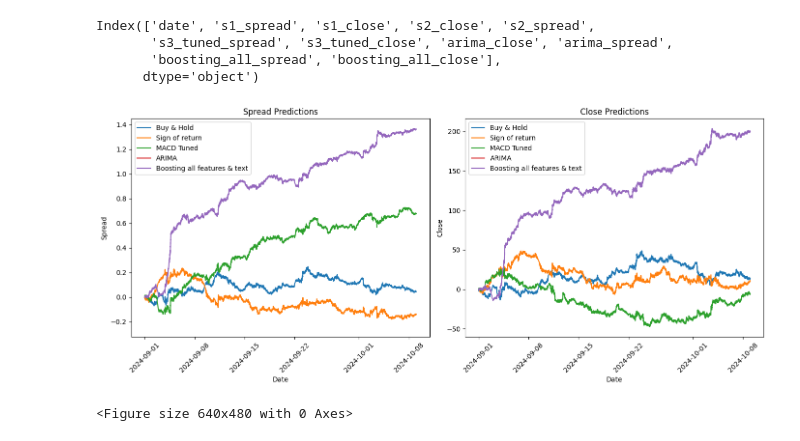
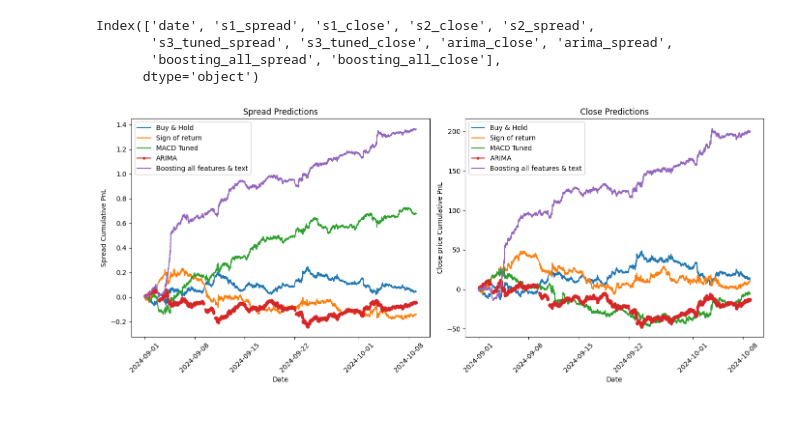
Before and after one commit to rokset3/tothemoon-test-case, a Jupyter notebook: 5-final-results-visualization.ipynb, the cells around one changed output. Cells and saved outputs as stored; diff of their text form; code cells hidden in the pictures.

```diff
--- a/5-final-results-visualization.ipynb
+++ b/5-final-results-visualization.ipynb
@@ -2,7 +2,12 @@
 import pandas as pd
 import matplotlib.pyplot as plt
 # %%
-df = pd.read_csv('tot_data.csv', parse_dates=['date']).drop('Unnamed: 0', axis=1)
+df = pd.read_csv('data/tot_data.csv', parse_dates=['date']).drop('Unnamed: 0', axis=1)
+df['date'] = pd.to_datetime(df['date'])
+df = df.set_index('date')
+df['arima_spread'] = df['arima_spread'].resample('T').ffill()
+df['arima_close'] = df['arima_close'].resample('T').ffill()
+df = df.reset_index()
 # %%
 df.columns
 # %% [output]
@@ -13,41 +18,35 @@ Index(['date', 's1_spread', 's1_close', 's2_close', 's2_spread',
 # %%
 import matplotlib.pyplot as plt
 
-# Assume your DataFrame is called 'df' and has the following columns:
-# ['date', 's1_spread', 's1_close', 's2_close', 's2_spread',
-#  's3_tuned_spread', 's3_tuned_close', 'arima_close', 'arima_spread',
-#  'boosting_all_spread', 'boosting_all_close']
 
-# Create a figure with two subplots: one for spread and one for close predictions.
 plt.figure(figsize=(14, 6))
-
 plt.subplot(1, 2, 1)
-plt.plot(df['date'], df['s1_spread'], label='Buy & Hold', )
-plt.plot(df['date'], df['s2_spread'], label='Sign of return', )
-plt.plot(df['date'], df['s3_tuned_spread'], label='MACD Tuned', )
-plt.plot(df['date'], df['arima_spread'], label='ARIMA', )
-plt.plot(df['date'], df['boosting_all_spread'], label='Boosting all features & text', )
+plt.plot(df['date'], df['s1_spread'], label='Buy & Hold')
+plt.plot(df['date'], df['s2_spread'], label='Sign of return')
+plt.plot(df['date'], df['s3_tuned_spread'], label='MACD Tuned')
+plt.plot(df['date'], df['arima_spread'], label='ARIMA', marker='.')
+plt.plot(df['date'], df['boosting_all_spread'], label='Boosting all features & text')
 plt.xlabel('Date')
-plt.ylabel('Spread')
+plt.ylabel('Spread Cumulative PnL')
 plt.title('Spread Predictions')
 plt.legend()
 plt.xticks(rotation=45)
 
 plt.subplot(1, 2, 2)
-plt.plot(df['date'], df['s1_close'], label='Buy & Hold', )
-plt.plot(df['date'], df['s2_close'], label='Sign of return', )
-plt.plot(df['date'], df['s3_tuned_close'], label='MACD Tuned',)
-plt.plot(df['date'], df['arima_close'], label='ARIMA', )
-plt.plot(df['date'], df['boosting_all_close'], label='Boosting all features & text', )
+plt.plot(df['date'], df['s1_close'], label='Buy & Hold')
+plt.plot(df['date'], df['s2_close'], label='Sign of return')
+plt.plot(df['date'], df['s3_tuned_close'], label='MACD Tuned')
+plt.plot(df['date'], df['arima_close'], label='ARIMA',  marker='.')
+plt.plot(df['date'], df['boosting_all_close'], label='Boosting all features & text')
 plt.xlabel('Date')
-plt.ylabel('Close')
+plt.ylabel('Close price Cumulative PnL')
 plt.title('Close Predictions')
 plt.legend()
 plt.xticks(rotation=45)
 
 plt.tight_layout()
+plt.savefig('final_results.png', dpi=300)
+
 plt.show()
-plt.savefig('final_results.png')
 # %% [output]
-[figure, old version]
+[figure, new version]
-<Figure size 640x480 with 0 Axes>
```
Also changed, not shown: 5 other files.
